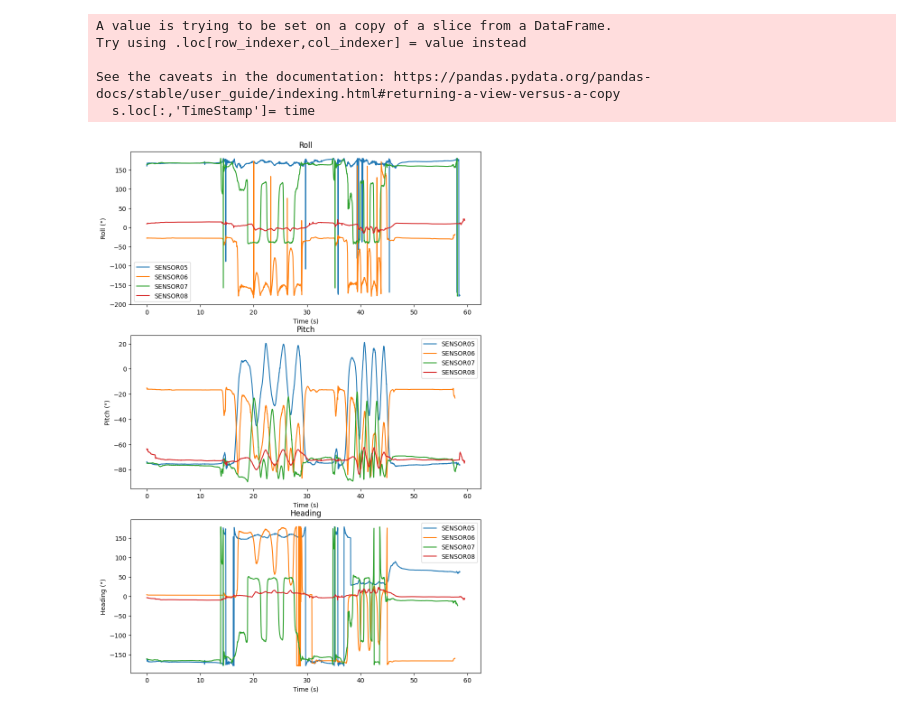
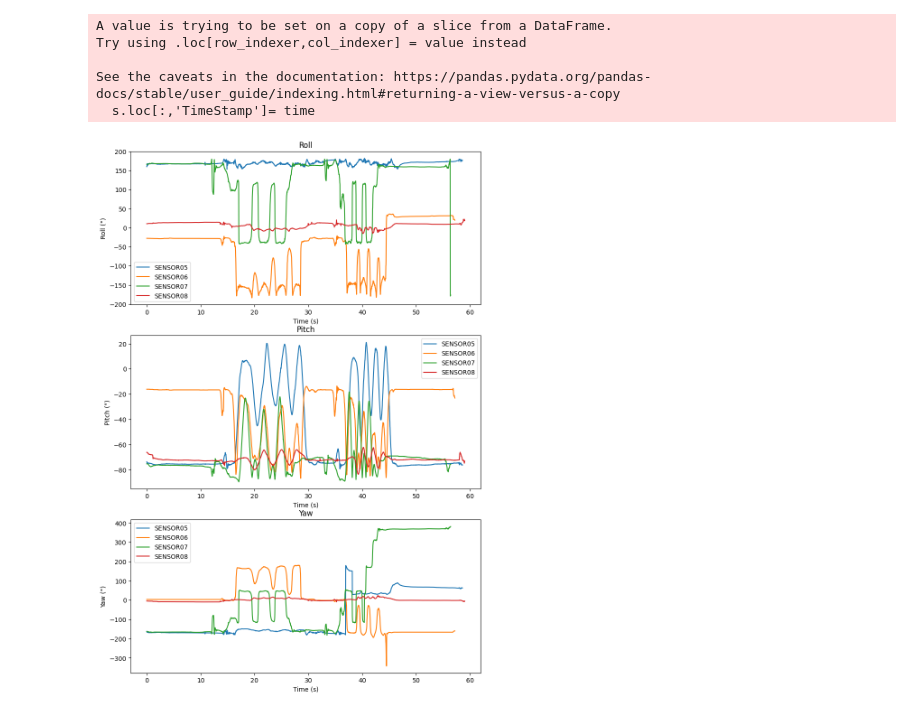
Before and after one commit to TEC-CIMB/SAM-Processing, a Jupyter notebook: Proyecto_SAM.ipynb, the cells around one changed output. Drawn from its saved outputs; the diff is of its cells as text; code cells hidden in the pictures.

```diff
--- a/Proyecto_SAM.ipynb
+++ b/Proyecto_SAM.ipynb
@@ -142,26 +176,28 @@ def Get_Rotation_Matrix(data):
 # %%
 #test= input('put the name test:')
 test= 'FECad_p1'
 dir="D:/_Proyecto-SAM/2022-02-01/"+test+'/'
 
 # Load the data
 data= Load_Files(dir)
 # Set Start to 0 Sensors(SAM).
 data= Set_Data(data)
-# Fix angle.
-data= Delete_Peaks(data)
+# Adjust angles range -180 to 180 to a continous angles.
+data= Change_Range(data,150)
 # Over-sample to 200Hz.
 data= Resample(data,200)
 # Syncronize the data.
-
+data= Syncronize(data)
 # Sample to 50Hz.
 data= Resample(data,50)
-# Plot the data.
+# Get the Rotation Matrix.
+Rot_Mtx= Get_Rotation_Matrix(data)
+
 Plot_Data(data)
 # %% [output]
 A value is trying to be set on a copy of a slice from a DataFrame.
 Try using .loc[row_indexer,col_indexer] = value instead
 
 See the caveats in the documentation: https://pandas.pydata.org/pandas-docs/stable/user_guide/indexing.html#returning-a-view-versus-a-copy
   s.loc[:,'TimeStamp']= time
-[figure, old version]
+[figure, new version]
```
Also changed, not shown: parts of 3 cells of this notebook.
